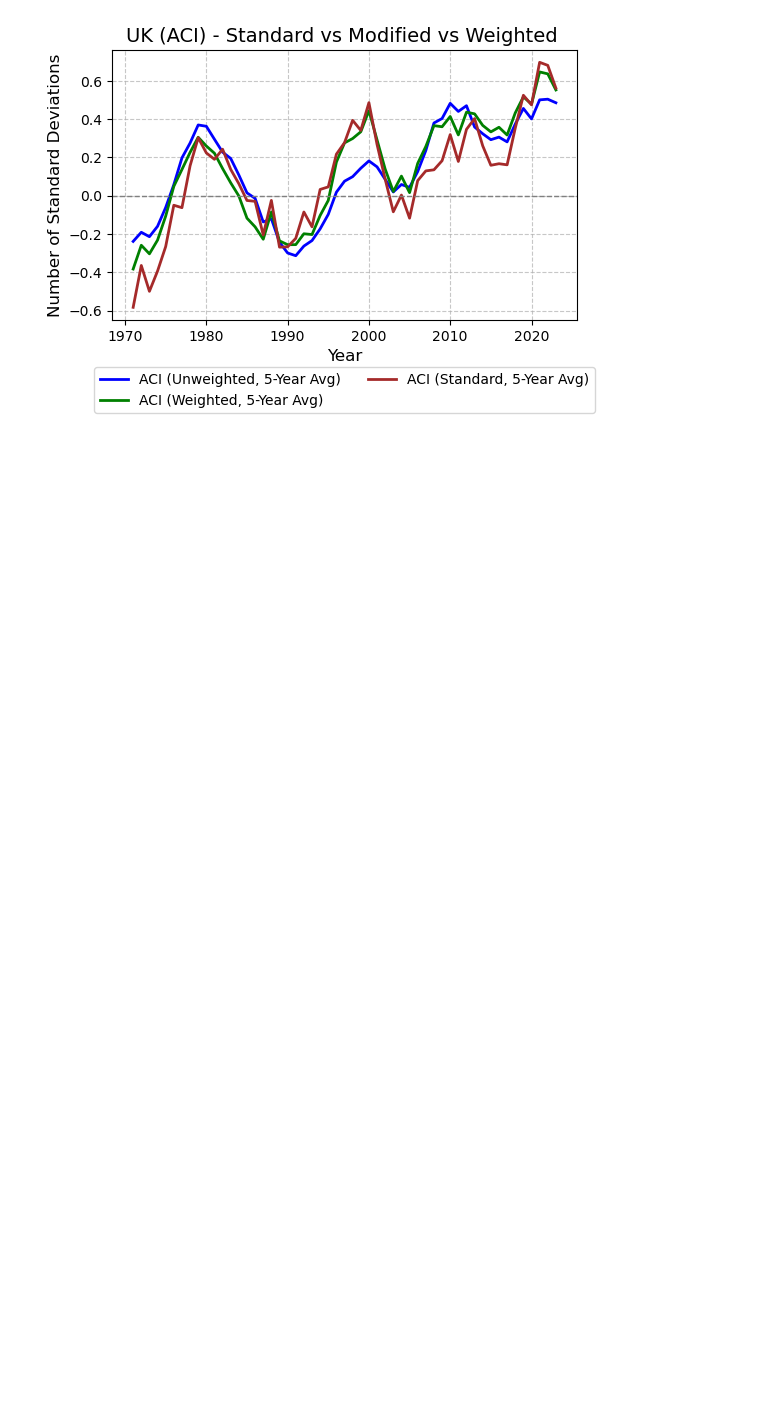
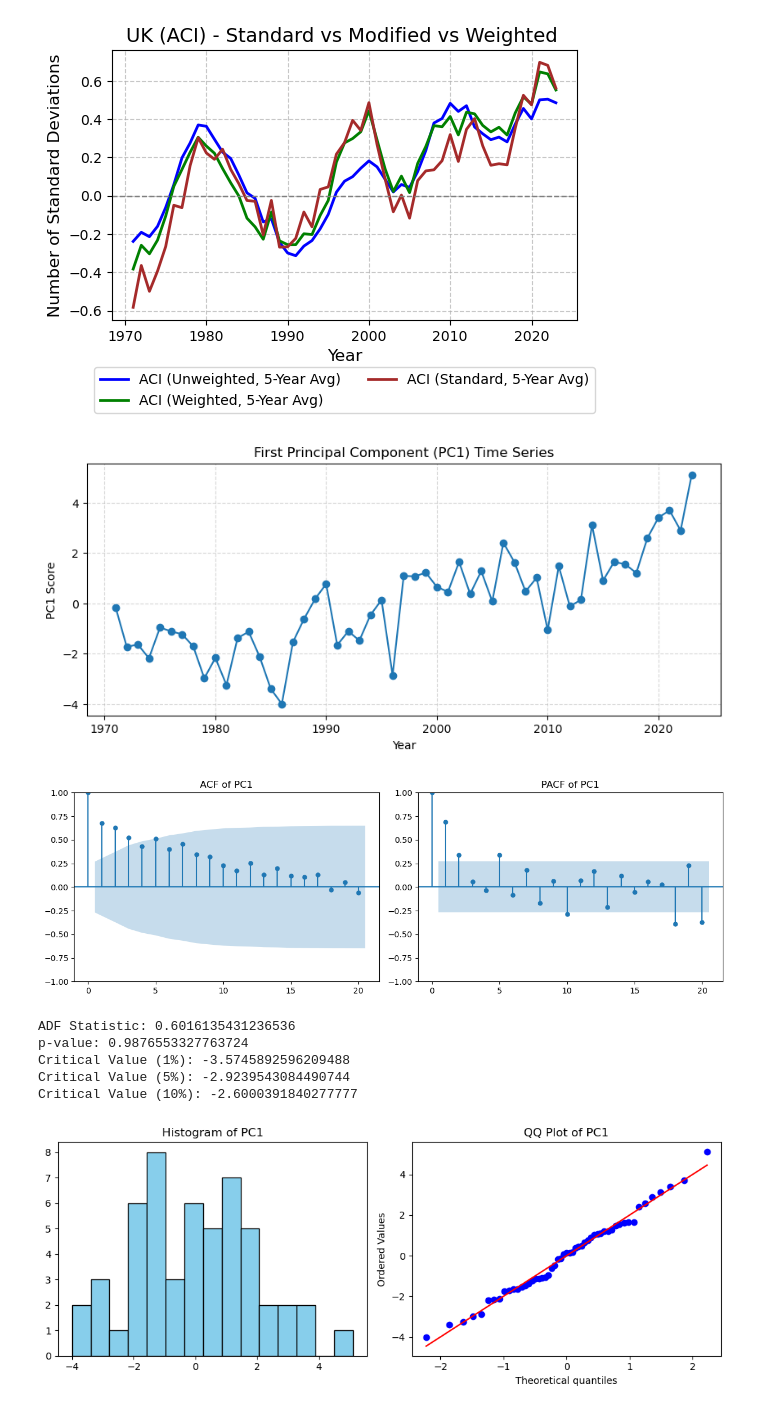
Before and after one commit to kgosiruri/UK-ACI, a Jupyter notebook: final.ipynb, the cells around one changed output. Cells and saved outputs as stored; diff of their text form; code cells hidden in the pictures; blank space fills up the shorter version.

```diff
--- a/final.ipynb
+++ b/final.ipynb
@@ -719,3 +674,65 @@ plt.grid(True, linestyle="--", alpha=0.7)
 plt.show()
 # %% [output]
 [figure]
+# %%
+from statsmodels.graphics.tsaplots import plot_acf, plot_pacf
+from statsmodels.tsa.stattools import adfuller
+import numpy as np
+from scipy.stats import probplot
+
+import matplotlib.pyplot as plt
+
+# Use the first principal component time series from PCA as the ACI proxy
+# If not already available, compute it:
+# pc1_time_series = pca_result[:, 0]
+
+# Align years with PC1 (use final_uk_df.index if needed)
+pc1_years = final_uk_df.index
+pc1_series = pca_result[:, 0]
+
+# Plot the PC1 time series
+plt.figure(figsize=(10, 4))
+plt.plot(pc1_years, pc1_series, marker='o')
+plt.title('First Principal Component (PC1) Time Series')
+plt.xlabel('Year')
+plt.ylabel('PC1 Score')
+plt.grid(True, linestyle='--', alpha=0.5)
+plt.show()
+
+# Plot ACF and PACF
+fig, axes = plt.subplots(1, 2, figsize=(12, 4))
+plot_acf(pc1_series, lags=20, ax=axes[0])
+axes[0].set_title('ACF of PC1')
+plot_pacf(pc1_series, lags=20, ax=axes[1])
+axes[1].set_title('PACF of PC1')
+plt.tight_layout()
+plt.show()
+
+# Augmented Dickey-Fuller test for stationarity
+adf_result = adfuller(pc1_series)
+print("ADF Statistic:", adf_result[0])
+print("p-value:", adf_result[1])
+for key, value in adf_result[4].items():
+    print(f'Critical Value ({key}): {value}')
+
+# Optional: Histogram and QQ plot for normality check
+
+plt.figure(figsize=(10, 4))
+plt.subplot(1, 2, 1)
+plt.hist(pc1_series, bins=15, color='skyblue', edgecolor='k')
+plt.title('Histogram of PC1')
+
+plt.subplot(1, 2, 2)
+probplot(pc1_series, dist="norm", plot=plt)
+plt.title('QQ Plot of PC1')
+plt.tight_layout()
+plt.show()
+# %% [output]
+[figure, added]
+[figure, added]
+ADF Statistic: 0.6016135431236536
+p-value: 0.9876553327763724
+Critical Value (1%): -3.5745892596209488
+Critical Value (5%): -2.9239543084490744
+Critical Value (10%): -2.6000391840277777
+[figure, added]
```
Also changed, not shown: parts of 19 cells of this notebook, 15 other files.
